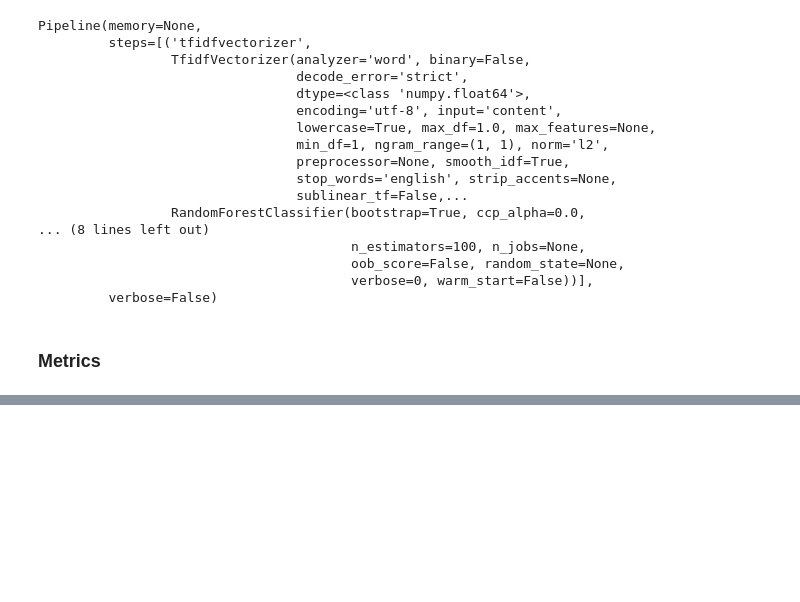
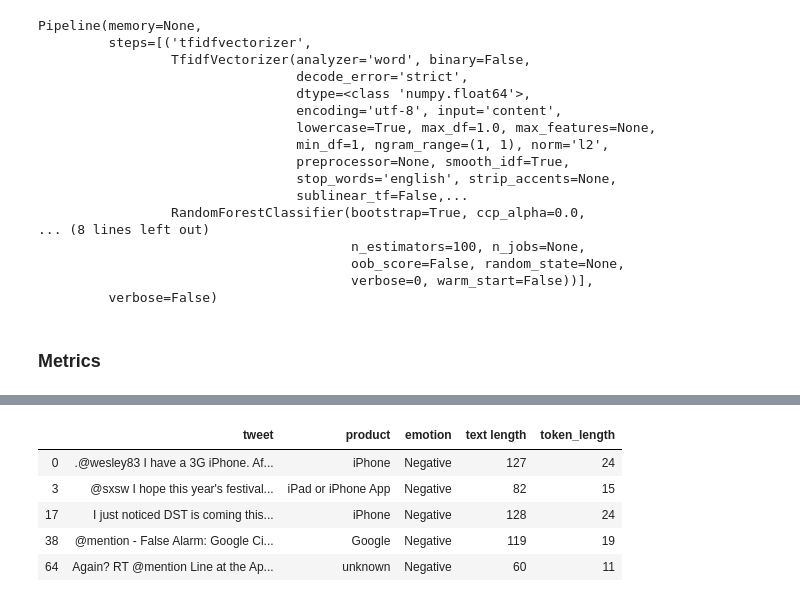
Before and after one commit to chefnewman/dsc-mod-4-project-v2-1-online-ds-pt-100719, a Jupyter notebook: Mod4_Project.ipynb, the cells around one changed output, grey strips where cells are left out. Saved outputs shown, nothing was run; the diff lists cells and outputs as text; code cells hidden in the pictures; blank space fills up the shorter version.

```diff
--- a/Mod4_Project.ipynb
+++ b/Mod4_Project.ipynb
@@ -917,0 +939,10 @@ weighted avg       0.63      0.48      0.53      2682
+# %%
+pd.set_option('display.max_colwidth', 10000)
+data[wcdata].head()
+# %% [output]
+|  | tweet | product | emotion | text length | token_length |
+| 0 | .@wesley83 I have a 3G iPhone. Af... | iPhone | Negative | 127 | 24 |
+| 3 | @sxsw I hope this year's festival... | iPad or iPhone App | Negative | 82 | 15 |
+| 17 | I just noticed DST is coming this... | iPhone | Negative | 128 | 24 |
+| 38 | @mention - False Alarm: Google Ci... | Google | Negative | 119 | 19 |
+| 64 | Again? RT @mention Line at the Ap... | unknown | Negative | 60 | 11 |
```
Also changed, not shown: parts of 66 cells of this notebook.
